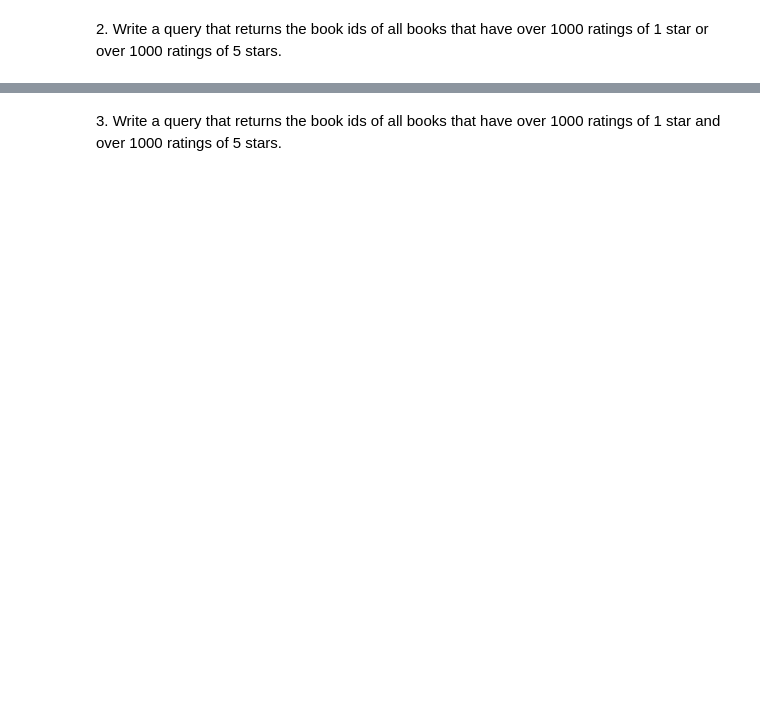
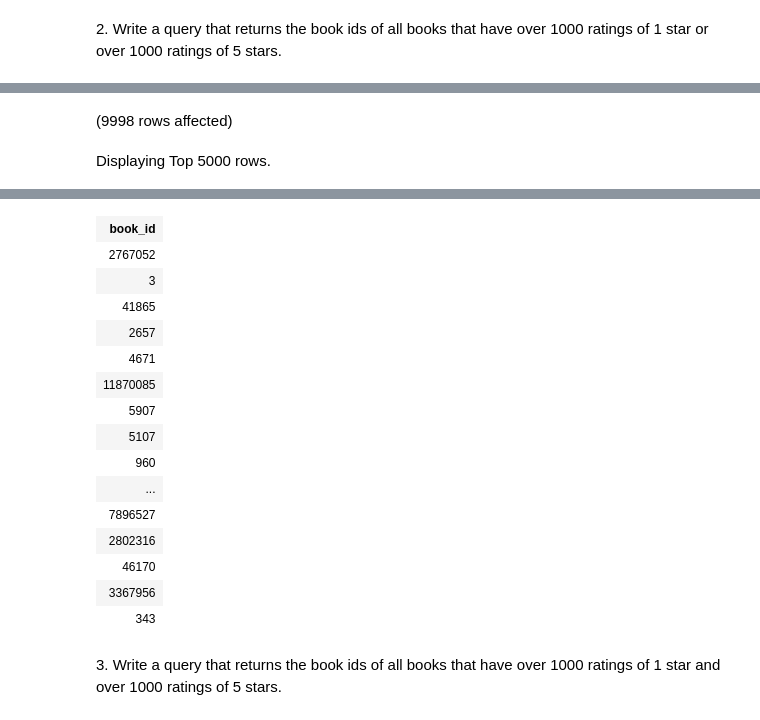
Before and after one commit to Teesen24/sql-part4-exercises, a Jupyter notebook: sql-part4.ipynb, the cells around one changed output, grey strips where cells are left out. Saved outputs shown, nothing was run; the diff lists cells and outputs as text; code cells hidden in the pictures; blank space fills up the shorter version.

```diff
--- a/sql-part4.ipynb
+++ b/sql-part4.ipynb
@@ -40,0 +36,8 @@ Total execution time: 00:00:00
+# %%
+USE BooksDB
+SELECT book_id
+FROM books
+WHERE ratings_1 > 1000 OR ratings_5 > 1000;
+# %% [output]
+(9998 rows affected)
+Displaying Top 5000 rows.
@@ -41,2 +45,18 @@ Total execution time: 00:00:00
+| book_id |
+| 2767052 |
+| 3 |
+| 41865 |
+| 2657 |
+| 4671 |
+| 11870085 |
+| 5907 |
+| 5107 |
+| 960 |
+| ... |
+| 7896527 |
+| 2802316 |
+| 46170 |
+| 3367956 |
+| 343 |
 # %% [markdown]
 3. Write a query that returns the book ids of all books that have over 1000 ratings of 1 star and over 1000 ratings of 5 stars.
```
Also changed, not shown: parts of 9 cells of this notebook.
